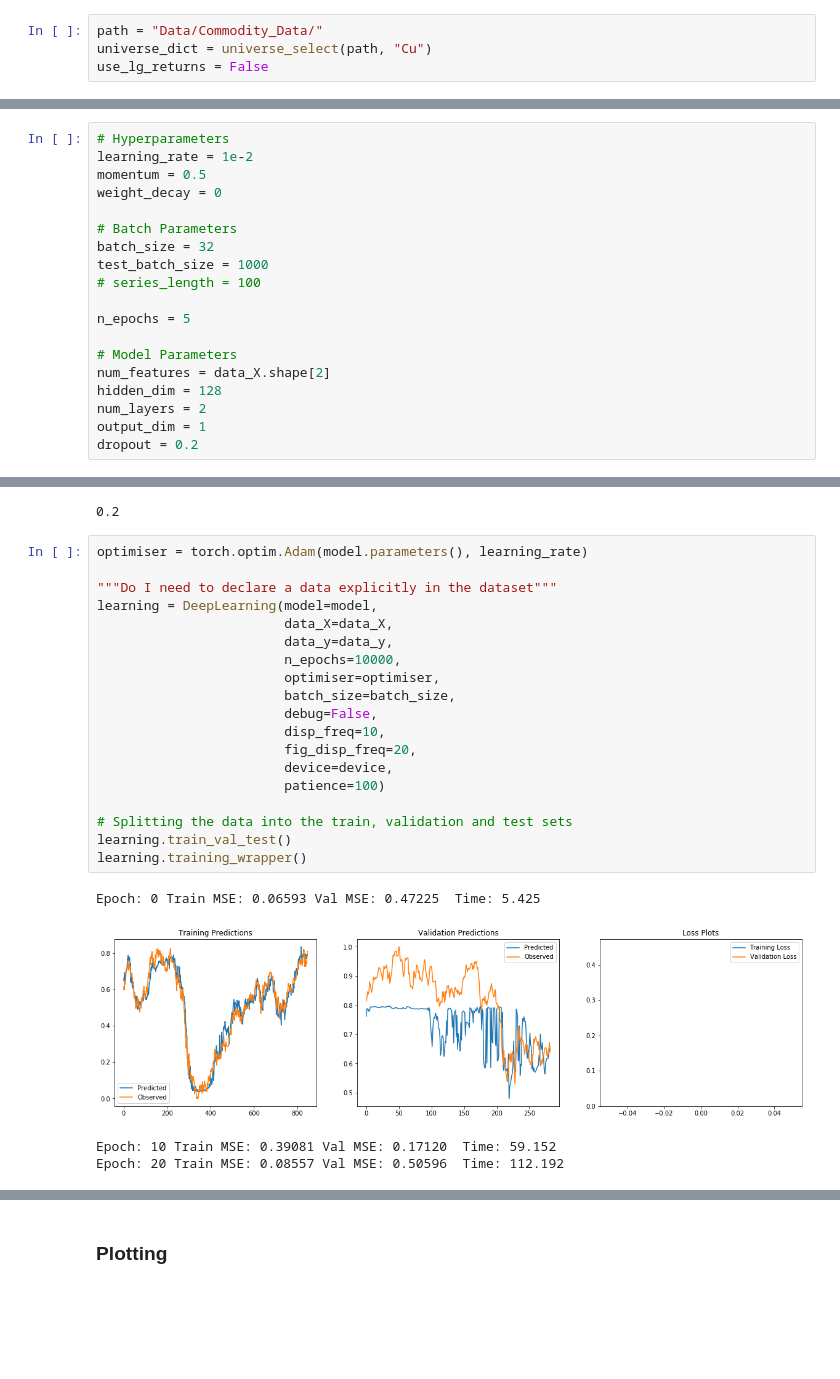
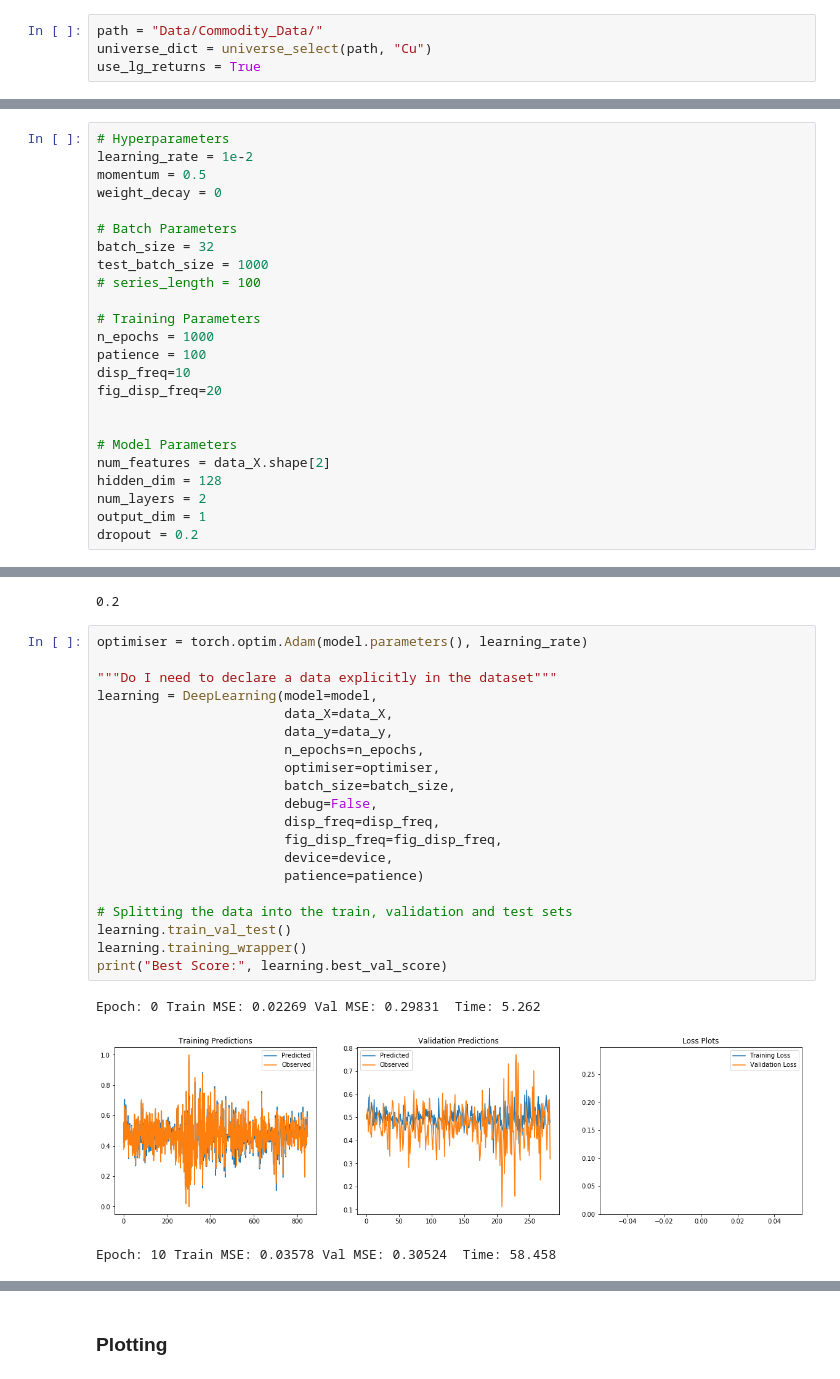
Before and after one commit to msc-acse/acse-9-independent-research-project-OliverJBoom, a Jupyter notebook: Src/LSTM_lg_ret.ipynb, the cells around one changed output, grey strips where cells are left out. Cells and saved outputs as stored; diff of their text form; blank space fills up the shorter version.

Commit message:
Inverse Price vs Log Return Comparison

```diff
--- a/Src/LSTM_lg_ret.ipynb
+++ b/Src/LSTM_lg_ret.ipynb
@@ -71,7 +71,7 @@ Cuda installed! Running on GPU!
 # %%
 path = "Data/Commodity_Data/"
 universe_dict = universe_select(path, "Cu")
-use_lg_returns = False
+use_lg_returns = True
 # %% [markdown]
 ## Preprocessing
 # %%
@@ -185,7 +186,12 @@ batch_size = 32
 test_batch_size = 1000
 # series_length = 100
 
-n_epochs = 5
+# Training Parameters
+n_epochs = 1000
+patience = 100
+disp_freq=10
+fig_disp_freq=20
+
 
 # Model Parameters
 num_features = data_X.shape[2]
@@ -229,24 +235,24 @@ data_y (415,)
 # %%
 optimiser = torch.optim.Adam(model.parameters(), learning_rate)
 
 """Do I need to declare a data explicitly in the dataset"""
 learning = DeepLearning(model=model,
                         data_X=data_X,
                         data_y=data_y,
-                        n_epochs=10000,
+                        n_epochs=n_epochs,
                         optimiser=optimiser,
                         batch_size=batch_size,
                         debug=False,
-                        disp_freq=10,
-                        fig_disp_freq=20,
+                        disp_freq=disp_freq,
+                        fig_disp_freq=fig_disp_freq,
                         device=device,
-                        patience=100)
+                        patience=patience)
 
 # Splitting the data into the train, validation and test sets
 learning.train_val_test()
 learning.training_wrapper()
+print("Best Score:", learning.best_val_score)
 # %% [output]
-Epoch: 0 Train MSE: 0.06593 Val MSE: 0.47225  Time: 5.425
+Epoch: 0 Train MSE: 0.02269 Val MSE: 0.29831  Time: 5.262
-[figure, old version]
+[figure, new version]
-Epoch: 10 Train MSE: 0.39081 Val MSE: 0.17120  Time: 59.152
-Epoch: 20 Train MSE: 0.08557 Val MSE: 0.50596  Time: 112.192
+Epoch: 10 Train MSE: 0.03578 Val MSE: 0.30524  Time: 58.458
```
Also changed, not shown: parts of 20 cells of this notebook, 2 other files.
